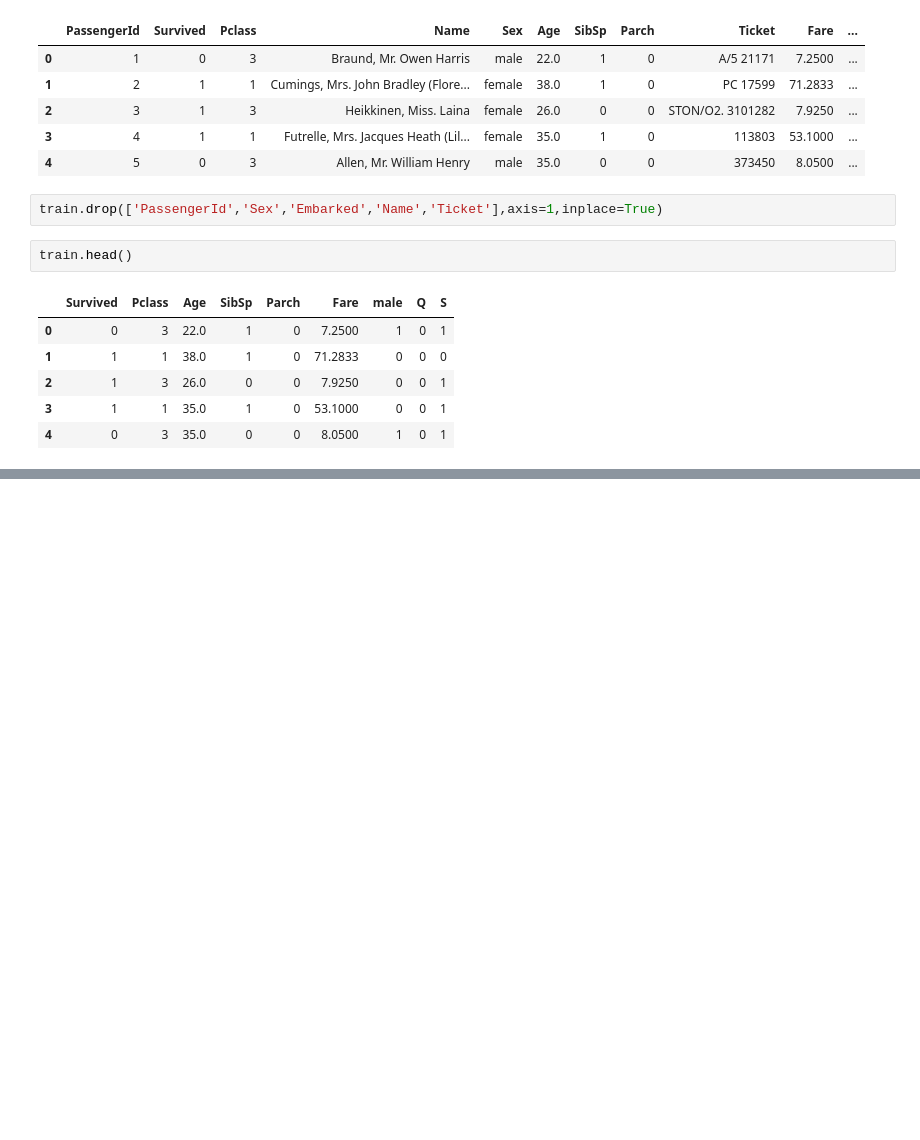
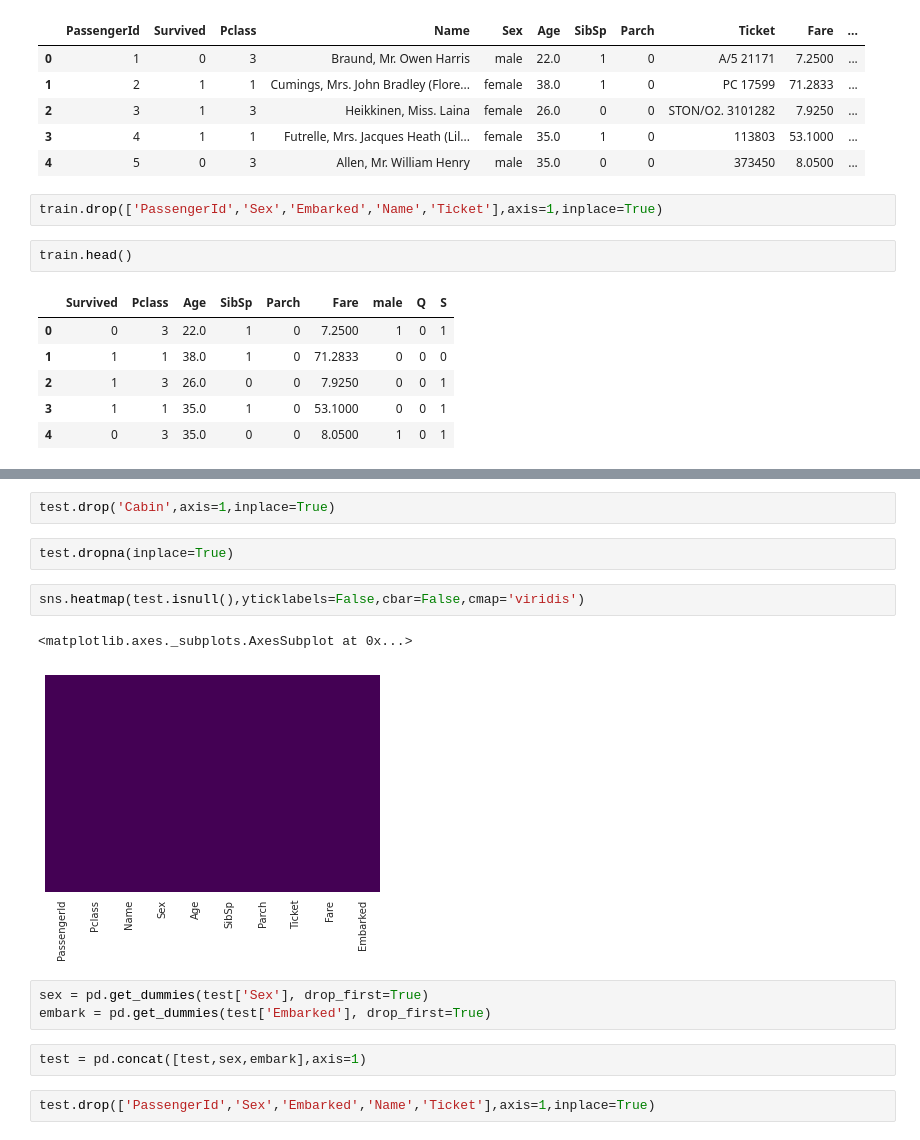
Before and after one commit to subhrapaladhi/Machine-Learning-Practice, a Jupyter notebook: Logistic Regression/Titanic Data prediction.ipynb, the cells around one changed output, grey strips where cells are left out. Drawn from its saved outputs; the diff is of its cells as text; blank space fills up the shorter version.

```diff
--- a/Logistic Regression/Titanic Data prediction.ipynb
+++ b/Logistic Regression/Titanic Data prediction.ipynb
@@ -200,0 +265,16 @@ train.head()
+# %%
+test.drop('Cabin',axis=1,inplace=True)
+# %%
+test.dropna(inplace=True)
+# %%
+sns.heatmap(test.isnull(),yticklabels=False,cbar=False,cmap='viridis')
+# %% [output]
+<matplotlib.axes._subplots.AxesSubplot at 0x...>
+[figure, added]
+# %%
+sex = pd.get_dummies(test['Sex'], drop_first=True)
+embark = pd.get_dummies(test['Embarked'], drop_first=True)
+# %%
+test = pd.concat([test,sex,embark],axis=1)
+# %%
+test.drop(['PassengerId','Sex','Embarked','Name','Ticket'],axis=1,inplace=True)
```
Also changed, not shown: parts of 23 cells of this notebook, 1 other file.
